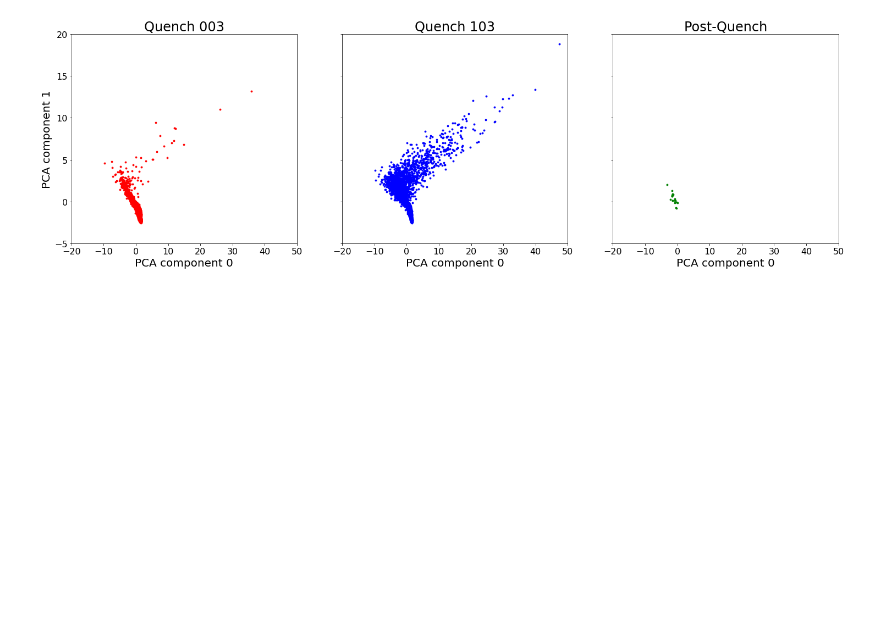
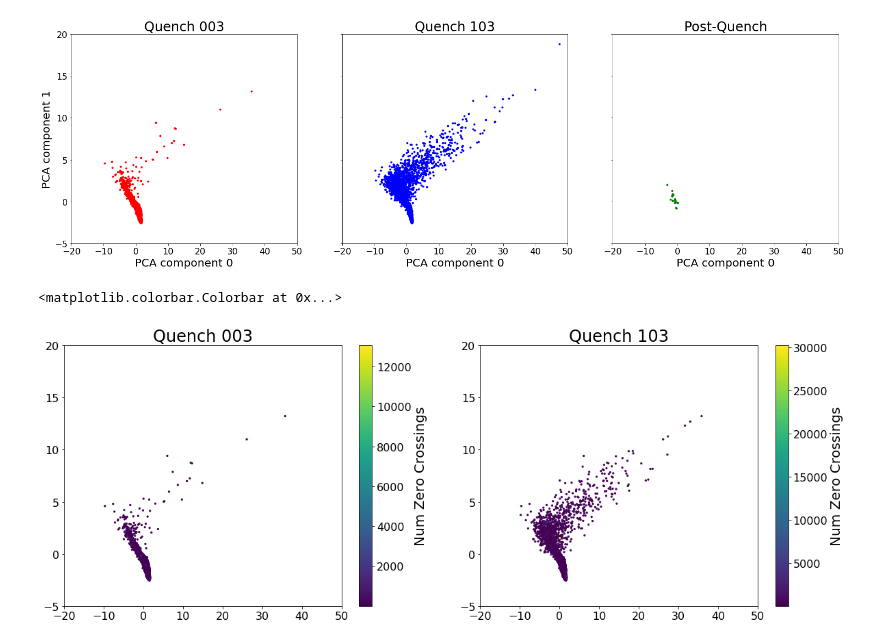
Before and after one commit to lastephey/magnet-notebooks, a Jupyter notebook: conv2d-autoencoder/plot_conv2d_pca.ipynb, the cells around one changed output. Drawn from its saved outputs; the diff is of its cells as text; code cells hidden in the pictures; blank space fills up the shorter version.

```diff
--- a/conv2d-autoencoder/plot_conv2d_pca.ipynb
+++ b/conv2d-autoencoder/plot_conv2d_pca.ipynb
@@ -159,0 +162,42 @@ df103 = pd.read_csv("/global/cscratch1/sd/stephey/march2020_data/summary_q103.cs
+# %%
+#rainbow plot as a function of num zero crossings
+#note that this doesn't include postquench data  (no summary files)
+
+xlimits = (-20,50)
+ylimits = (-5,20)
+
+q003_pca_0 = list()
+q003_pca_1 = list()
+#do this part in advance
+for i in range(q003_data.shape[0]):
+    q003_pca_0.append(img_pca[i,0])
+    q003_pca_1.append(img_pca[i,1])
+
+q103_pca_0 = list()
+q103_pca_1 = list()
+#do this part in advance
+for i in range(q103_data.shape[0]):
+    q103_pca_0.append(img_pca[i,0])
+    q103_pca_1.append(img_pca[i,1])
+
+
+np003 = df003['Num Zero Crossings'].to_numpy()
+np103 = df103['Num Zero Crossings'].to_numpy()
+
+fig, axs = plt.subplots(1, 2)
+fig.set_size_inches(20,7)
+im0 = axs[0].scatter(q003_pca_0, q003_pca_1, c=np003, s=msize)
+axs[0].set_title('Quench 003')
+axs[0].set_xlim(xlimits)
+axs[0].set_ylim(ylimits)
+plt.colorbar(im0,ax=axs[0], label='Num Zero Crossings')
+
+im1 = axs[1].scatter(q103_pca_0,q103_pca_1, c=np103, s=msize)
+axs[1].set_title('Quench 103')
+axs[1].set_xlim(xlimits)
+axs[1].set_ylim(ylimits)
+plt.colorbar(im1,ax=axs[1], label='Num Zero Crossings')
+#plt.suptitle("Abs Start Point", fontsize=32);
+# %% [output]
+<matplotlib.colorbar.Colorbar at 0x...>
+[figure, added]
```
Also changed, not shown: parts of 13 cells of this notebook.
